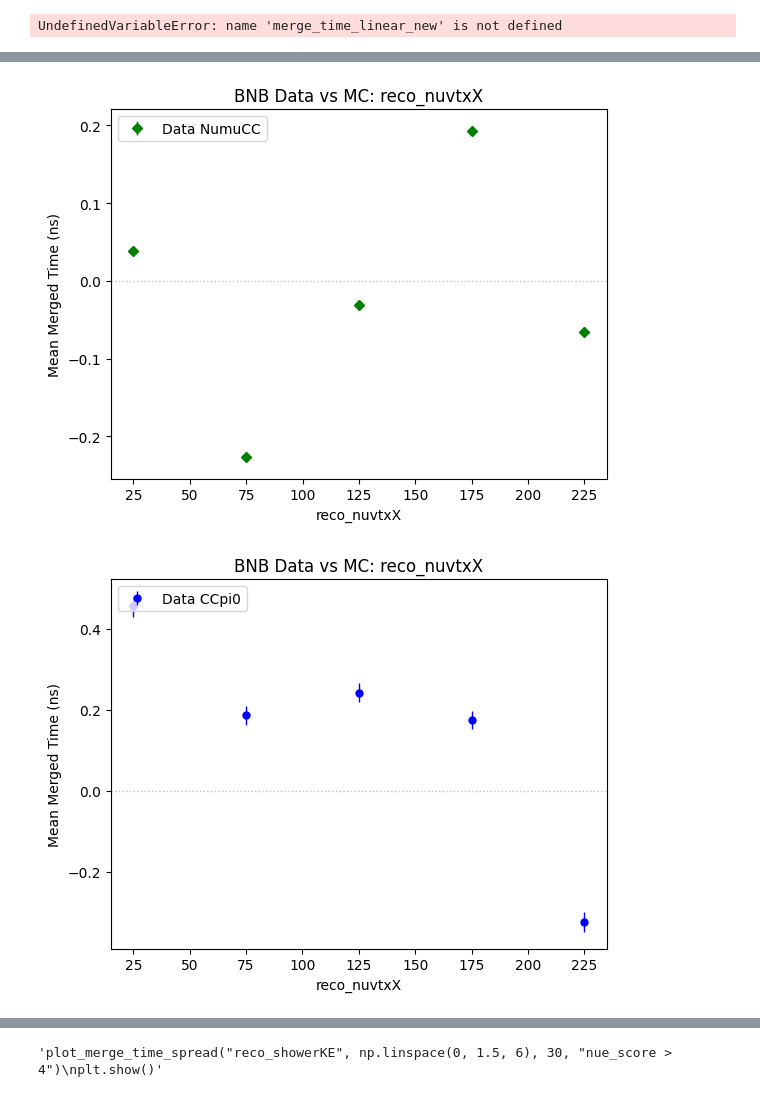
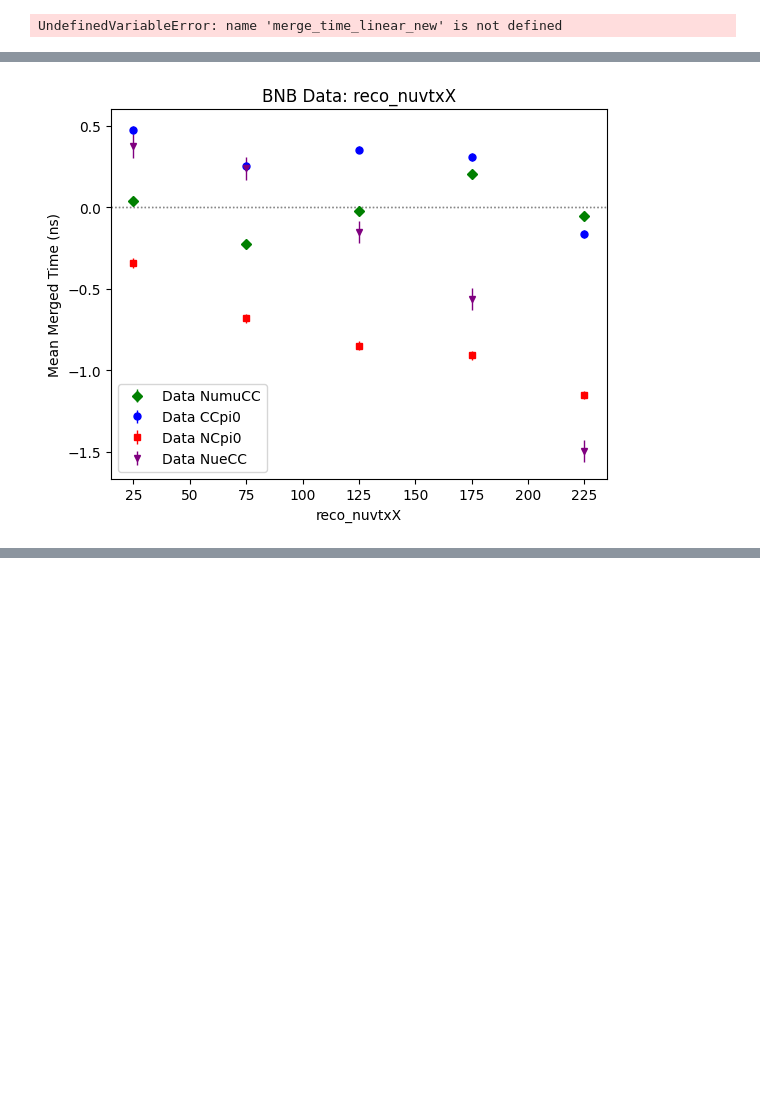
Before and after one commit to yottabyte9/uBoone, a Jupyter notebook: ns_runs_1-3.ipynb, the cells around one changed output, grey strips where cells are left out. Saved outputs shown, nothing was run; the diff lists cells and outputs as text; code cells hidden in the pictures; blank space fills up the shorter version.

```diff
--- a/ns_runs_1-3.ipynb
+++ b/ns_runs_1-3.ipynb
@@ -1437,0 +1380,16 @@ print("Shift CCpi0:", shift_ccpi0
+# %%
+selection_query = "22 < pio_mass < 300"
+
+n_numucc = df_bnb_all.query("numu_score>0.9").shape[0]
+n_ccpi0 = df_bnb_all.query(CCpi0_query).shape[0]
+n_ncpi0 = df_bnb_all.query(NCpi0_bdt_query).shape[0]
+n_nuecc = df_bnb_all.query("nue_score > 4").shape[0]
+
+n_ccpi0_sel = df_bnb_all.query(f"{CCpi0_query} and {selection_query}").shape[0]
+n_ncpi0_sel = df_bnb_all.query(f"{NCpi0_bdt_query} and {selection_query}").shape[0]
+n_nuecc_sel = df_bnb_all.query(f"nue_score > 4 and {selection_query}").shape[0]
+
+print(f"numucc: {n_numucc} total, {n_ccpi0_sel} with selection")
+print(f"CCpi0: {n_ccpi0} total, {n_ccpi0_sel} with selection")
+print(f"NCpi0: {n_ncpi0} total, {n_ncpi0_sel} with selection")
+print(f"NueCC: {n_nuecc} total, {n_nuecc_sel} with selection")
@@ -1547,20 +1535,15 @@ def plot_merge_time_spread( x_var, bins, nbins=18, selection_query=CCpi0_query):
 # %%
-'''plot_merge_time_spread("reco_showerMomentum_0", np.linspace(-1, 1, 6), 30, "nue_score > 4")
+
+'''plot_merge_time_spread("reco_nuvtxX", np.linspace(0, 250, 10), 30, "numu_score > 0.9")
 plt.show()
-plot_merge_time_spread("reco_showerMomentum_1", np.linspace(-1, 1, 6), 30, "nue_score > 4")
+plot_merge_time_spread("reco_nuvtxX", np.linspace(0, 250, 10), 30, CCpi0_query)
 plt.show()
-plot_merge_time_spread("reco_showerMomentum_2", np.linspace(-1, 1, 6), 30, "nue_score > 4")
+plot_merge_time_spread("reco_nuvtxX", np.linspace(0, 250, 10), 30, NCpi0_bdt_query)
+plt.show()
+plot_merge_time_spread("reco_nuvtxX", np.linspace(0, 250, 10), 30, "nue_score > 4")
 plt.show()'''
-plot_merge_time_spread("reco_nuvtxX", np.linspace(0, 250, 6), 30, "numu_score > 0.9")
+
+plot_merge_time_spread("reco_nuvtxX", np.linspace(0, 250, 6), 30)
 plt.show()
-plot_merge_time_spread("reco_nuvtxX", np.linspace(0, 250, 6), 30, CCpi0_query)
-plt.show()
-plot_merge_time_spread("reco_nuvtxX", np.linspace(0, 250, 6), 30, NCpi0_bdt_query)
-plt.show()
-plot_merge_time_spread("reco_nuvtxX", np.linspace(0, 250, 6), 30, "nue_score > 4")
-plt.show()
-'''plot_merge_time_spread("reco_showerKE", np.linspace(0, 1.5, 6), 30, "nue_score > 4")
-plt.show()'''
 # %% [output]
-[figure, old version]
+[figure, new version]
-[figure, removed]
@@ -1569,2 +1550 @@ plt.show()'''
-'plot_merge_time_spread("reco_showerKE", np.linspace(0, 1.5, 6), 30, "nue_score > 4")\nplt.show()'
 # %%
```
Also changed, not shown: parts of 31 cells of this notebook.
